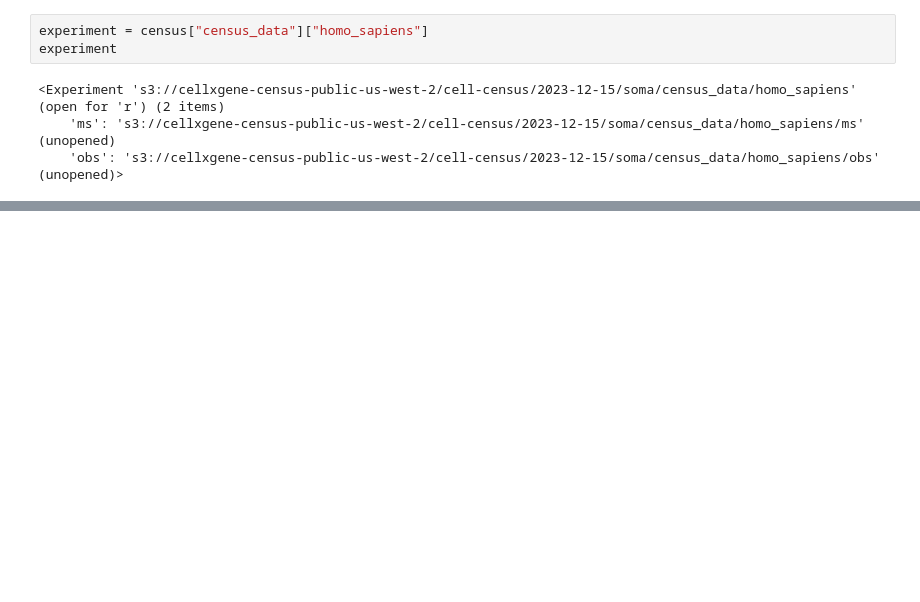
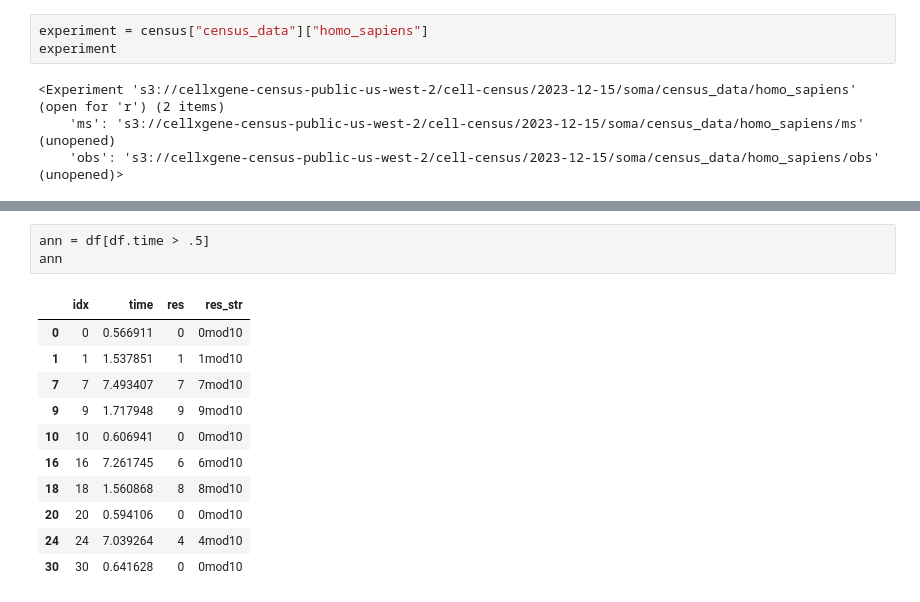
Before and after one commit to TileDB-Inc/arrayloader-benchmarks, a Jupyter notebook: benchmark.ipynb, the cells around one changed output, grey strips where cells are left out. Drawn from its saved outputs; the diff is of its cells as text; blank space fills up the shorter version.

```diff
--- a/benchmark.ipynb
+++ b/benchmark.ipynb
@@ -124,0 +208,15 @@ census.close()
+# %%
+ann = df[df.time > .5]
+ann
+# %% [output]
+|  | idx | time | res | res_str |
+| 0 | 0 | 0.566911 | 0 | 0mod10 |
+| 1 | 1 | 1.537851 | 1 | 1mod10 |
+| 7 | 7 | 7.493407 | 7 | 7mod10 |
+| 9 | 9 | 1.717948 | 9 | 9mod10 |
+| 10 | 10 | 0.606941 | 0 | 0mod10 |
+| 16 | 16 | 7.261745 | 6 | 6mod10 |
+| 18 | 18 | 1.560868 | 8 | 8mod10 |
+| 20 | 20 | 0.594106 | 0 | 0mod10 |
+| 24 | 24 | 7.039264 | 4 | 4mod10 |
+| 30 | 30 | 0.641628 | 0 | 0mod10 |
```
Also changed, not shown: parts of 26 cells of this notebook, 12 other files.
